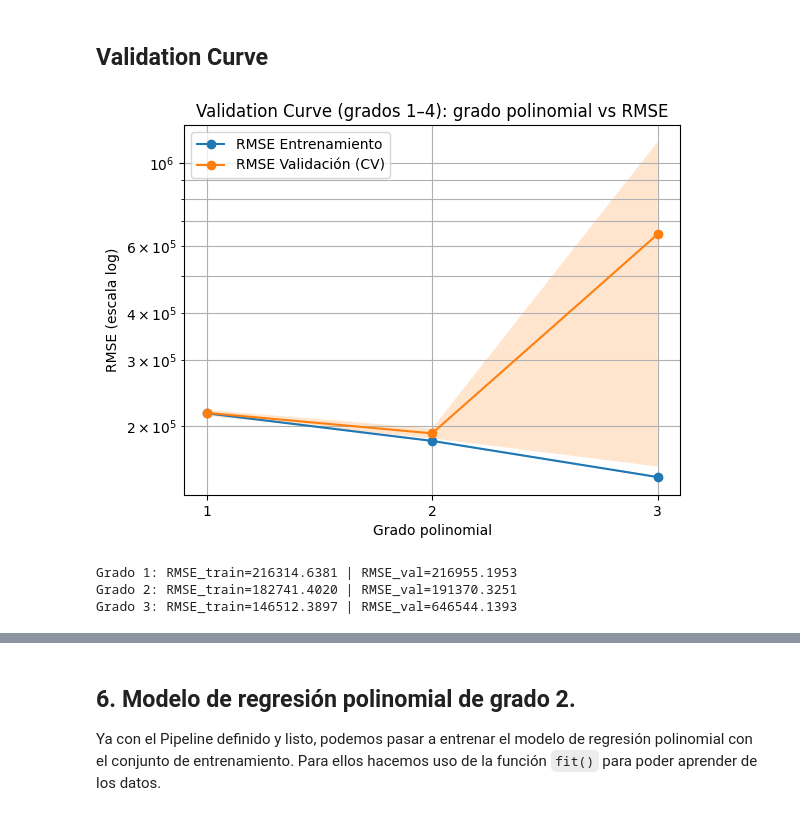
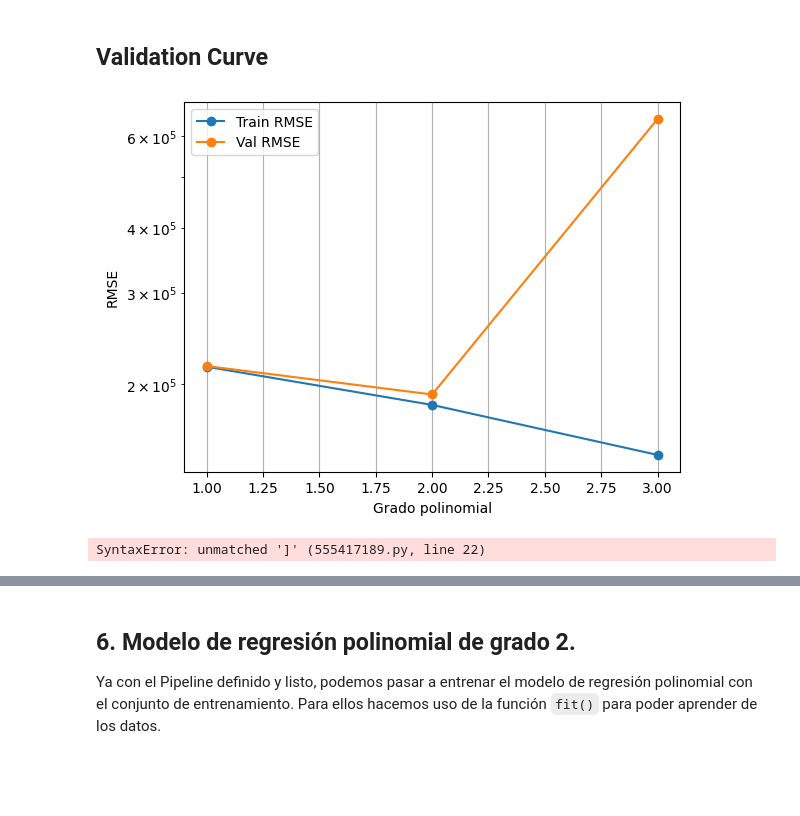
Before and after one commit to mattiaricc05/MaterialDeClase-ISIS-2611, a Jupyter notebook: Prácticas/Regresion Polinomial/RegresionPolinomial.ipynb, the cells around one changed output, grey strips where cells are left out. Saved outputs shown, nothing was run; the diff lists cells and outputs as text; code cells hidden in the pictures; blank space fills up the shorter version.

```diff
--- a/Prácticas/Regresion Polinomial/RegresionPolinomial.ipynb
+++ b/Prácticas/Regresion Polinomial/RegresionPolinomial.ipynb
@@ -178,53 +178,53 @@ pipeline_regresion_polinomial = Pipeline(steps=[
 ])
 # %% [markdown]
 ## Validation Curve
+# %%
+param_range = [1,2,3]
+
+train, val = validation_curve(
+    pipeline_regresion_polinomial,
+    X_train, y_train,
+    param_name="preprocesamiento__num__polynomial__degree",
+    param_range=param_range,
+    cv=5,
+    scoring="neg_root_mean_squared_error",
+    n_jobs=-1
+)
+
+train_mean = -train.mean(axis=1)
+val_mean   = -val.mean(axis=1)
+
+plt.plot(param_range, train_mean, marker="o", label="Train RMSE")
+plt.plot(param_range, val_mean, marker="o", label="Val RMSE")
+
+plt.yscale("log")
+plt.xlabel("Grado polinomial")
+plt.ylabel("RMSE")
+plt.legend(); plt.grid(); plt.show()
+# %% [output]
+[figure, added]
 # %%
-# 1) Solo grados 1, 2 y 3
-param_range = [1, 2, 3]
+param_range = [1,2,3]
 
-# 2) Validation curve (neg RMSE)
 train_scores, val_scores = validation_curve(
-    estimator=pipeline_regresion_polinomial,
-    X=X_train,
-    y=y_train,
+    pipeline_regresion_polinomial,
+    X_train, y_train,
     param_name="preprocesamiento__num__polynomial__degree",
     param_range=param_range,
-    cv=5,
-    scoring="neg_root_mean_squared_error",
-    n_jobs=-1
+    cv=5, scoring="r2", n_jobs=-1
 )
 
-# 3) Convertir a RMSE positivo
-train_rmse = -train_scores
-val_rmse   = -val_scores
+train_mean = train_scores.mean(axis=1)
+val_mean   = val_scores.mean(axis=1)
 
-train_mean, train_std = train_rmse.mean(axis=1), train_rmse.std(axis=1)
-val_mean, val_std     = val_rmse.mean(axis=1), val_rmse.std(axis=1)
+plt.plot(param_range, np.log(1-train_mean), marker="o", label="Train")
+plt.plot(param_range, np.log(1-val_mean), marker="o", label="Validation")
 
-# 4) Graficar con escala logarítmica
-plt.figure()
-
-plt.plot(param_range, train_mean, marker="o", label="RMSE Entrenamiento")
-plt.plot(param_range, val_mean, marker="o", label="RMSE Validación (CV)")
-
-plt.fill_between(param_range, train_mean - train_std, train_mean + train_std, alpha=0.2)
-plt.fill_between(param_range, val_mean - val_std, val_mean + val_std, alpha=0.2)
-
-plt.xticks(param_range)
 plt.xlabel("Grado polinomial")
-plt.ylabel("RMSE (escala log)")
-plt.title("Validation Curve (grados 1–4): grado polinomial vs RMSE")
-
-plt.yscale("log")  #escala logarítmica
-plt.grid(True, which="both")
+plt.ylabel("log(1 − R²)")
+plt.title("Validation Curve")
 plt.legend()
-plt.show()
-
-# 5) Imprimir resumen
-for d, tr, va in zip(param_range, train_mean, val_mean):
-    print(f"Grado {d}: RMSE_train={tr:.4f} | RMSE_val={va:.4f}")
+plt.grid(True)
+plt.show()]
 # %% [output]
-[figure, removed]
-Grado 1: RMSE_train=216314.6381 | RMSE_val=216955.1953
-Grado 2: RMSE_train=182741.4020 | RMSE_val=191370.3251
-Grado 3: RMSE_train=146512.3897 | RMSE_val=646544.1393
+SyntaxError: unmatched ']' (555417189.py, line 22)
```
Also changed, not shown: parts of 2 cells of this notebook, 14 other files.
